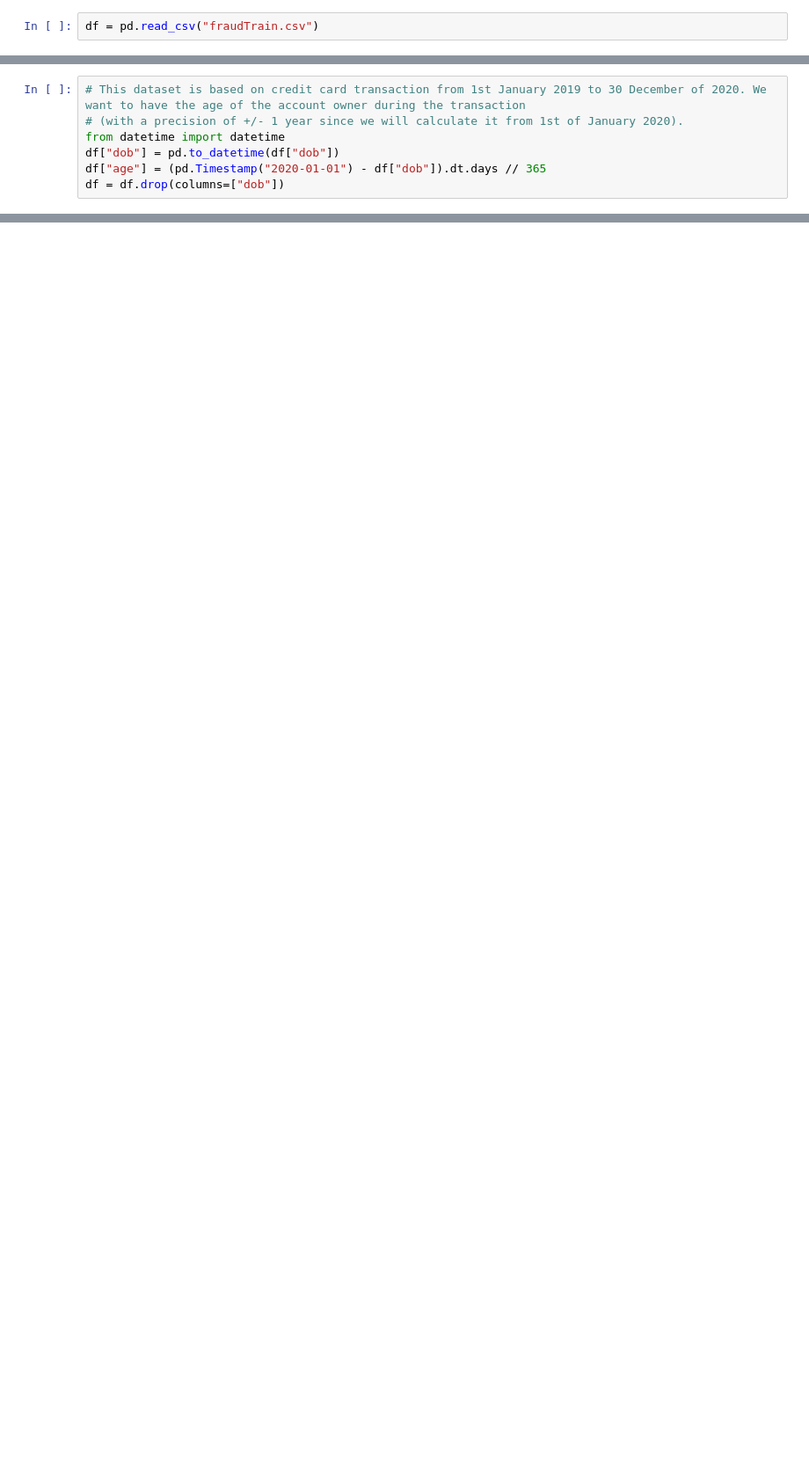
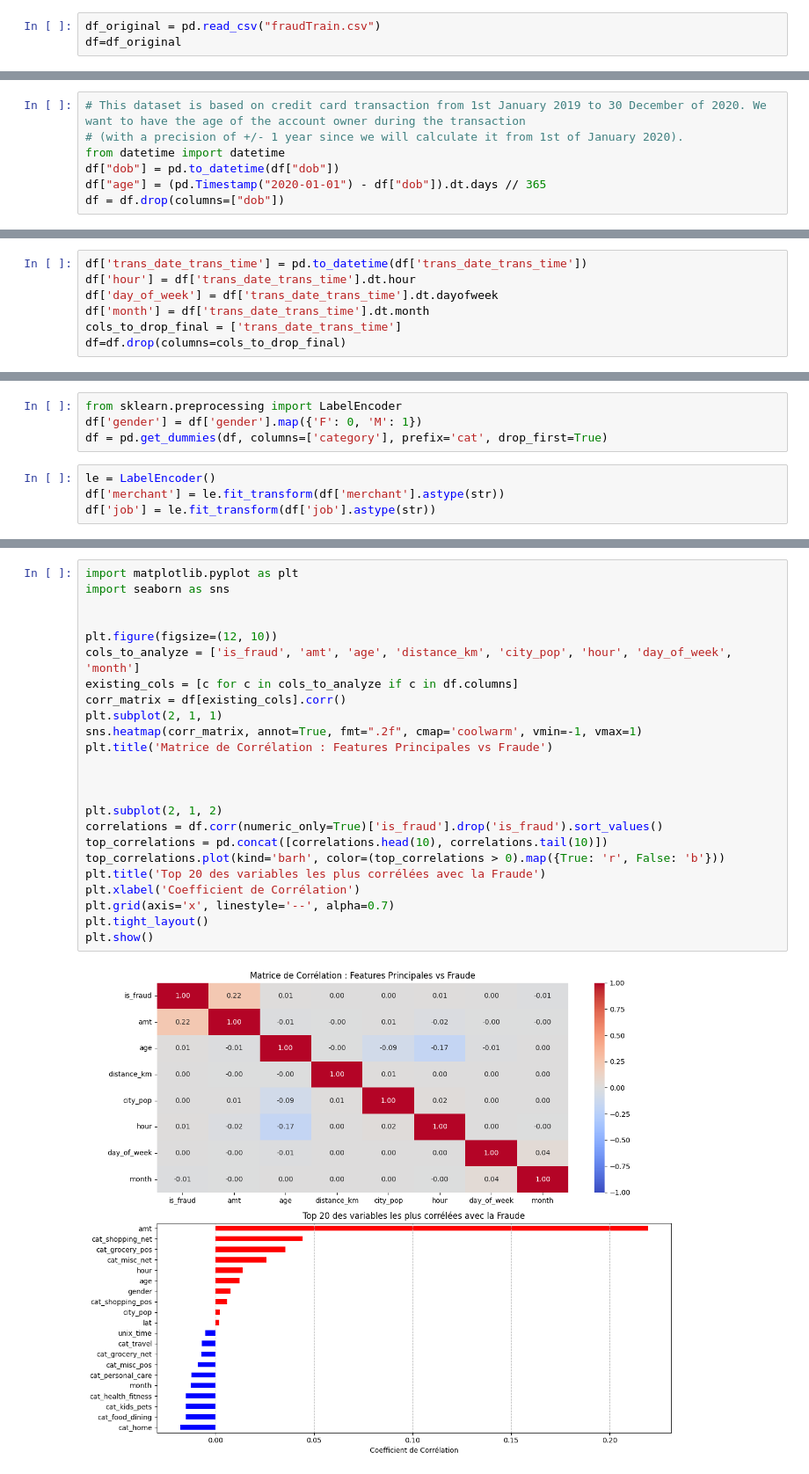
Before and after one commit to MarcGerais/DIA_ML, a Jupyter notebook: Project_Preprocess.ipynb, the cells around one changed output, grey strips where cells are left out. Shown: that part at 88% size. Cells and saved outputs as stored; diff of their text form; blank space fills up the shorter version.

```diff
--- a/Project_Preprocess.ipynb
+++ b/Project_Preprocess.ipynb
@@ -6,5 +7,6 @@ pd.set_option('display.width', 150)
 # %%
-df = pd.read_csv("fraudTrain.csv")
+df_original = pd.read_csv("fraudTrain.csv")
+df=df_original
 # %%
 print(df.head())
 # %% [output]
@@ -110,0 +160,7 @@ KeyError: "['trans_num', 'first', 'last'] not found in axis"
+# %%
+df['trans_date_trans_time'] = pd.to_datetime(df['trans_date_trans_time'])
+df['hour'] = df['trans_date_trans_time'].dt.hour
+df['day_of_week'] = df['trans_date_trans_time'].dt.dayofweek
+df['month'] = df['trans_date_trans_time'].dt.month
+cols_to_drop_final = ['trans_date_trans_time']
+df=df.drop(columns=cols_to_drop_final)
@@ -110,0 +177,8 @@ KeyError: "['trans_num', 'first', 'last'] not found in axis"
+# %%
+from sklearn.preprocessing import LabelEncoder
+df['gender'] = df['gender'].map({'F': 0, 'M': 1})
+df = pd.get_dummies(df, columns=['category'], prefix='cat', drop_first=True)
+# %%
+le = LabelEncoder()
+df['merchant'] = le.fit_transform(df['merchant'].astype(str))
+df['job'] = le.fit_transform(df['job'].astype(str))
@@ -110,0 +218,26 @@ KeyError: "['trans_num', 'first', 'last'] not found in axis"
+# %%
+import matplotlib.pyplot as plt
+import seaborn as sns
+
+
+plt.figure(figsize=(12, 10))
+cols_to_analyze = ['is_fraud', 'amt', 'age', 'distance_km', 'city_pop', 'hour', 'day_of_week', 'month']
+existing_cols = [c for c in cols_to_analyze if c in df.columns]
+corr_matrix = df[existing_cols].corr()
+plt.subplot(2, 1, 1)
+sns.heatmap(corr_matrix, annot=True, fmt=".2f", cmap='coolwarm', vmin=-1, vmax=1)
+plt.title('Matrice de Corrélation : Features Principales vs Fraude')
+
+
+
+plt.subplot(2, 1, 2)
+correlations = df.corr(numeric_only=True)['is_fraud'].drop('is_fraud').sort_values()
+top_correlations = pd.concat([correlations.head(10), correlations.tail(10)])
+top_correlations.plot(kind='barh', color=(top_correlations > 0).map({True: 'r', False: 'b'}))
+plt.title('Top 20 des variables les plus corrélées avec la Fraude')
+plt.xlabel('Coefficient de Corrélation')
+plt.grid(axis='x', linestyle='--', alpha=0.7)
+plt.tight_layout()
+plt.show()
+# %% [output]
+[figure, added]
```
Also changed, not shown: parts of 16 cells of this notebook.
